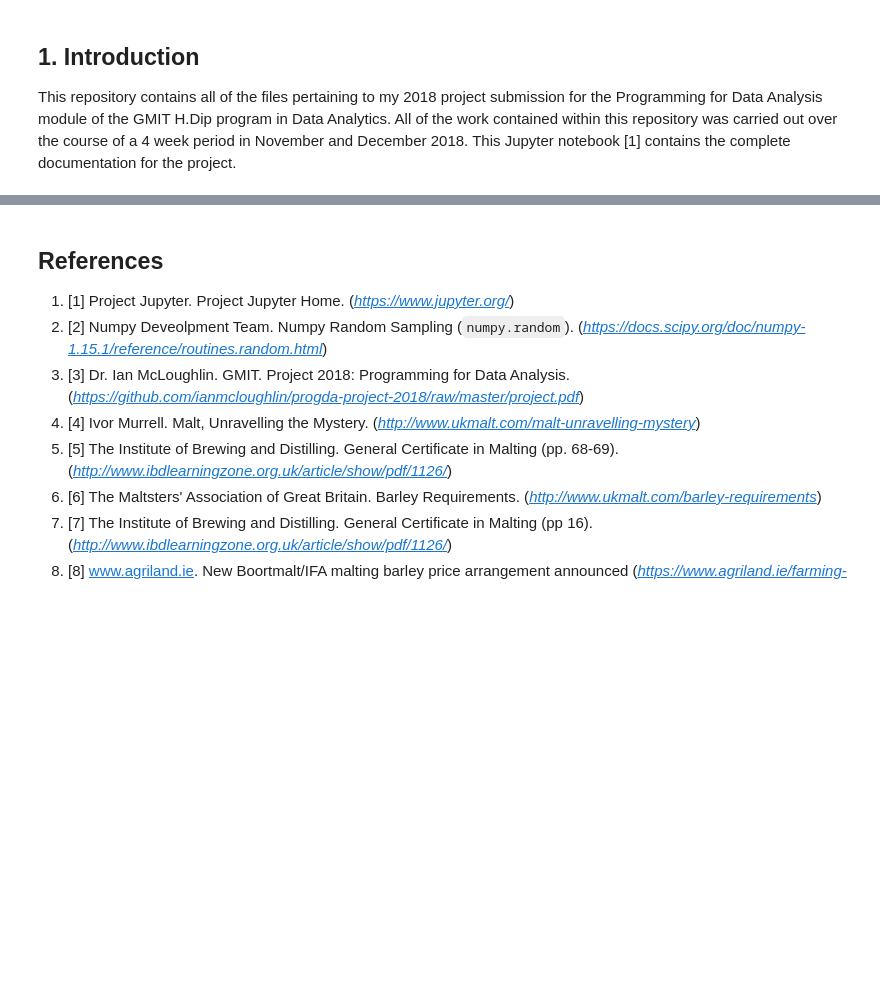
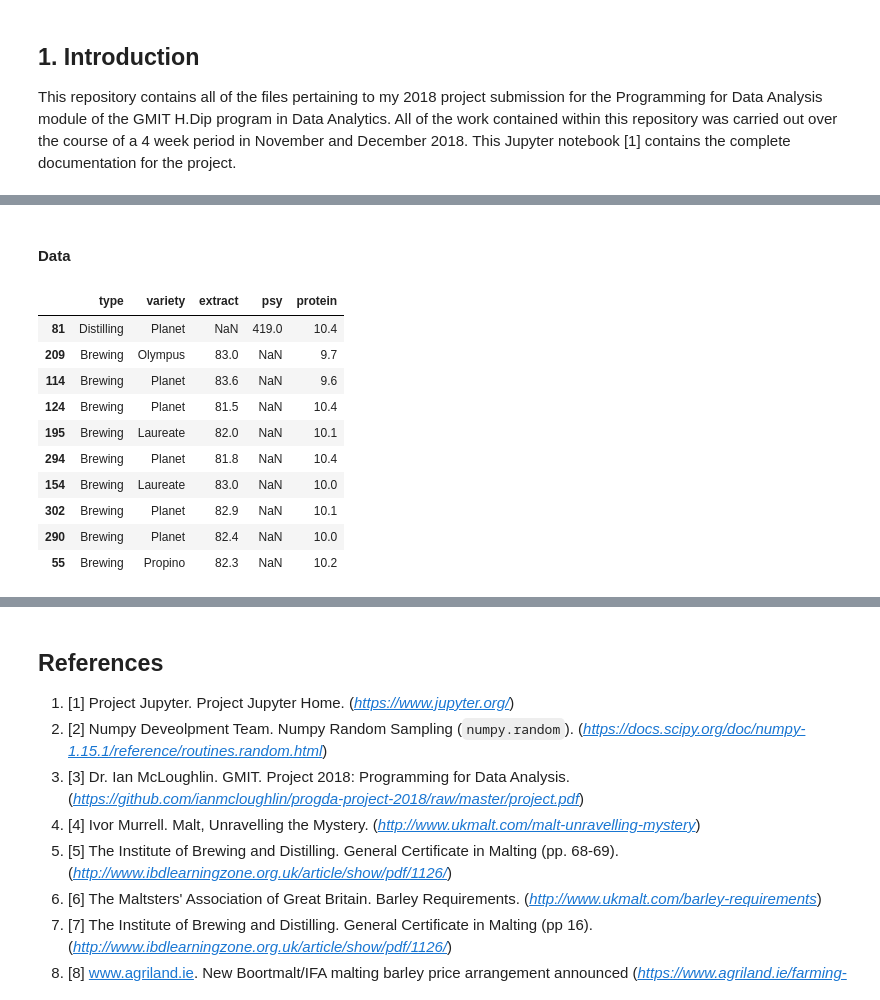
Before and after one commit to shkyler/gmit-pfda-project, a Jupyter notebook: datasimulation.ipynb, the cells around one changed output, grey strips where cells are left out. Cells and saved outputs as stored; diff of their text form; code cells hidden in the pictures; blank space fills up the shorter version.

```diff
--- a/datasimulation.ipynb
+++ b/datasimulation.ipynb
@@ -135,0 +167,19 @@ In section 3, I will analyse an existing data set to determine what the relation
+# %% [markdown]
+#### Data
+# %%
+# import the data set to a pandas dataframe
+df = pd.read_csv("data/protein.csv")
+# take a look at a random sample of data from the datasetb
+df.sample(10)
+# %% [output]
+|  | type | variety | extract | psy | protein |
+| 81 | Distilling | Planet | NaN | 419.0 | 10.4 |
+| 209 | Brewing | Olympus | 83.0 | NaN | 9.7 |
+| 114 | Brewing | Planet | 83.6 | NaN | 9.6 |
+| 124 | Brewing | Planet | 81.5 | NaN | 10.4 |
+| 195 | Brewing | Laureate | 82.0 | NaN | 10.1 |
+| 294 | Brewing | Planet | 81.8 | NaN | 10.4 |
+| 154 | Brewing | Laureate | 83.0 | NaN | 10.0 |
+| 302 | Brewing | Planet | 82.9 | NaN | 10.1 |
+| 290 | Brewing | Planet | 82.4 | NaN | 10.0 |
+| 55 | Brewing | Propino | 82.3 | NaN | 10.2 |
```
Also changed, not shown: parts of 9 cells of this notebook.
